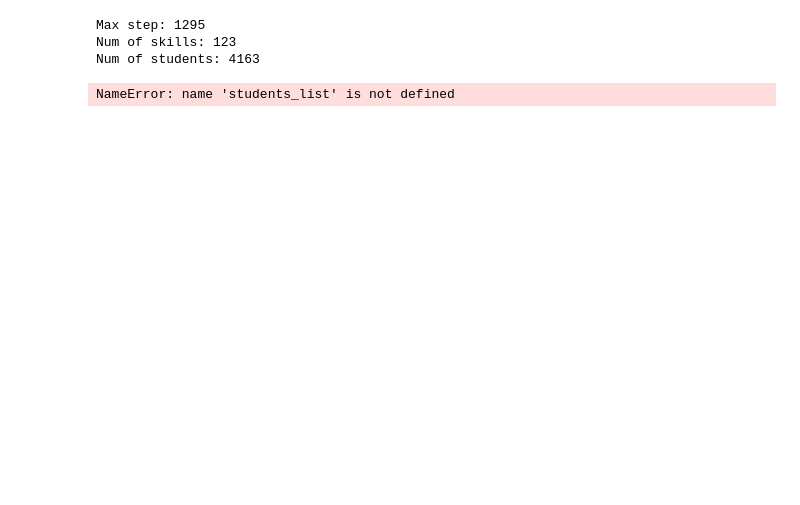
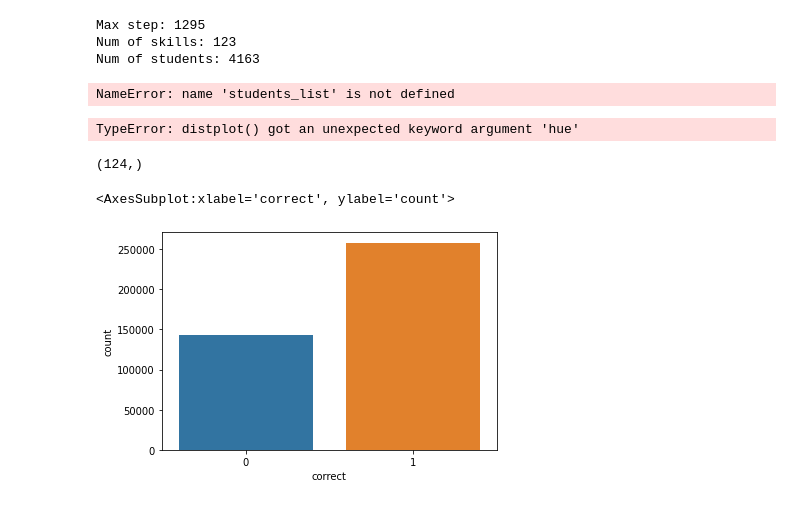
Before and after one commit to maywzh/ji_coursenotes, a Jupyter notebook: 2021spring/CCNUMaster/exp/chapter3/gkvmn/lab.ipynb, the cells around one changed output. Saved outputs shown, nothing was run; the diff lists cells and outputs as text; code cells hidden in the pictures; blank space fills up the shorter version.

```diff
--- a/2021spring/CCNUMaster/exp/chapter3/gkvmn/lab.ipynb
+++ b/2021spring/CCNUMaster/exp/chapter3/gkvmn/lab.ipynb
@@ -157,3 +139,16 @@ NameError: name 'students_list' is not defined
+# %%
+sns.distplot(x=filtered_data["skill_id"],hue="correct")
+# %% [output]
+TypeError: distplot() got an unexpected keyword argument 'hue'
 # %%
  dat = DATA_RAW(n_question=params.n_question,
                    seqlen=200, separate_char=',')
+# %%
+filtered_data["skill_id"].unique().shape
+# %% [output]
+(124,)
+# %%
+sns.countplot(x = 'correct', data = filtered_data)
+# %% [output]
+<AxesSubplot:xlabel='correct', ylabel='count'>
+[figure, added]
```
Also changed, not shown: parts of 5 cells of this notebook, 10 other files.
